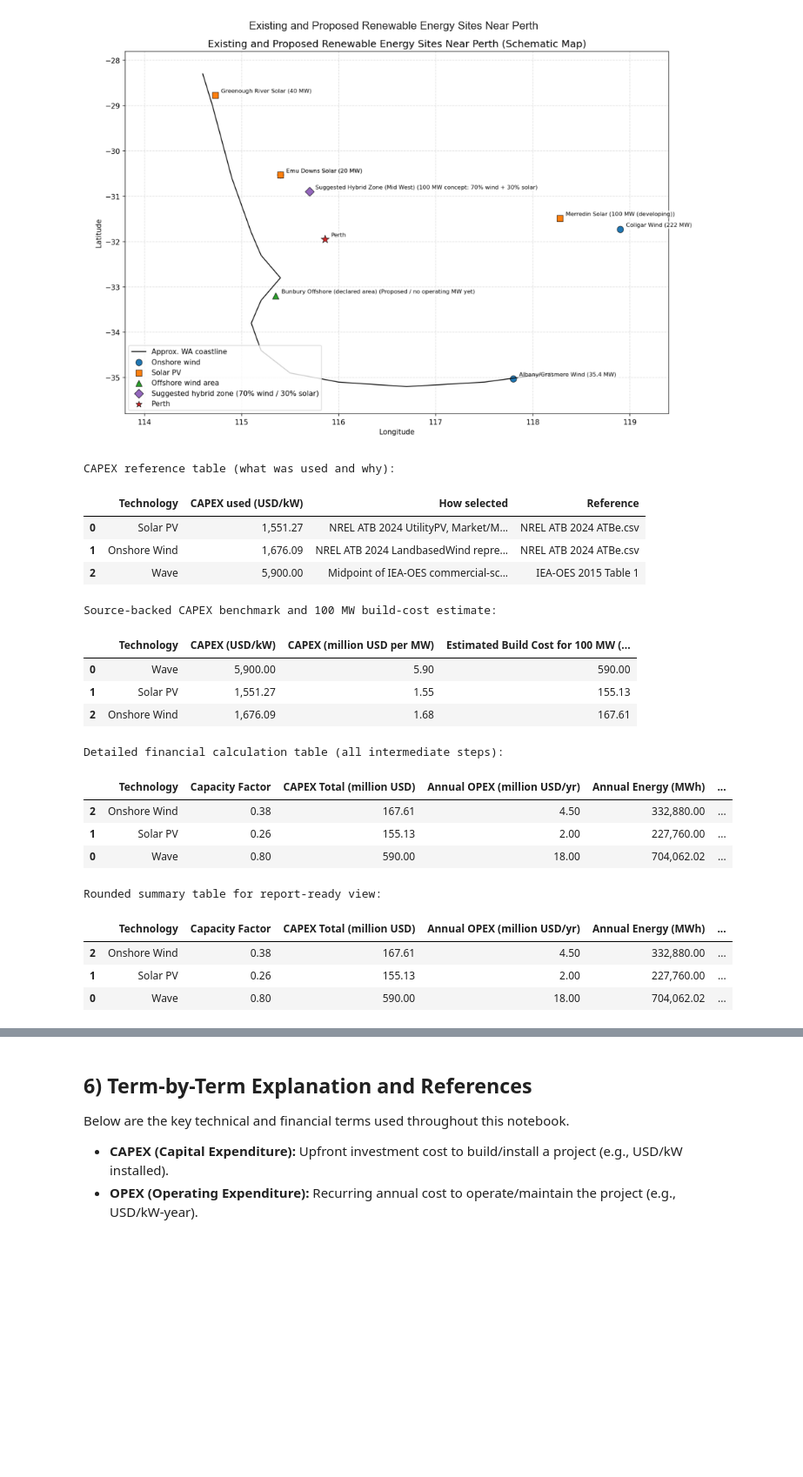
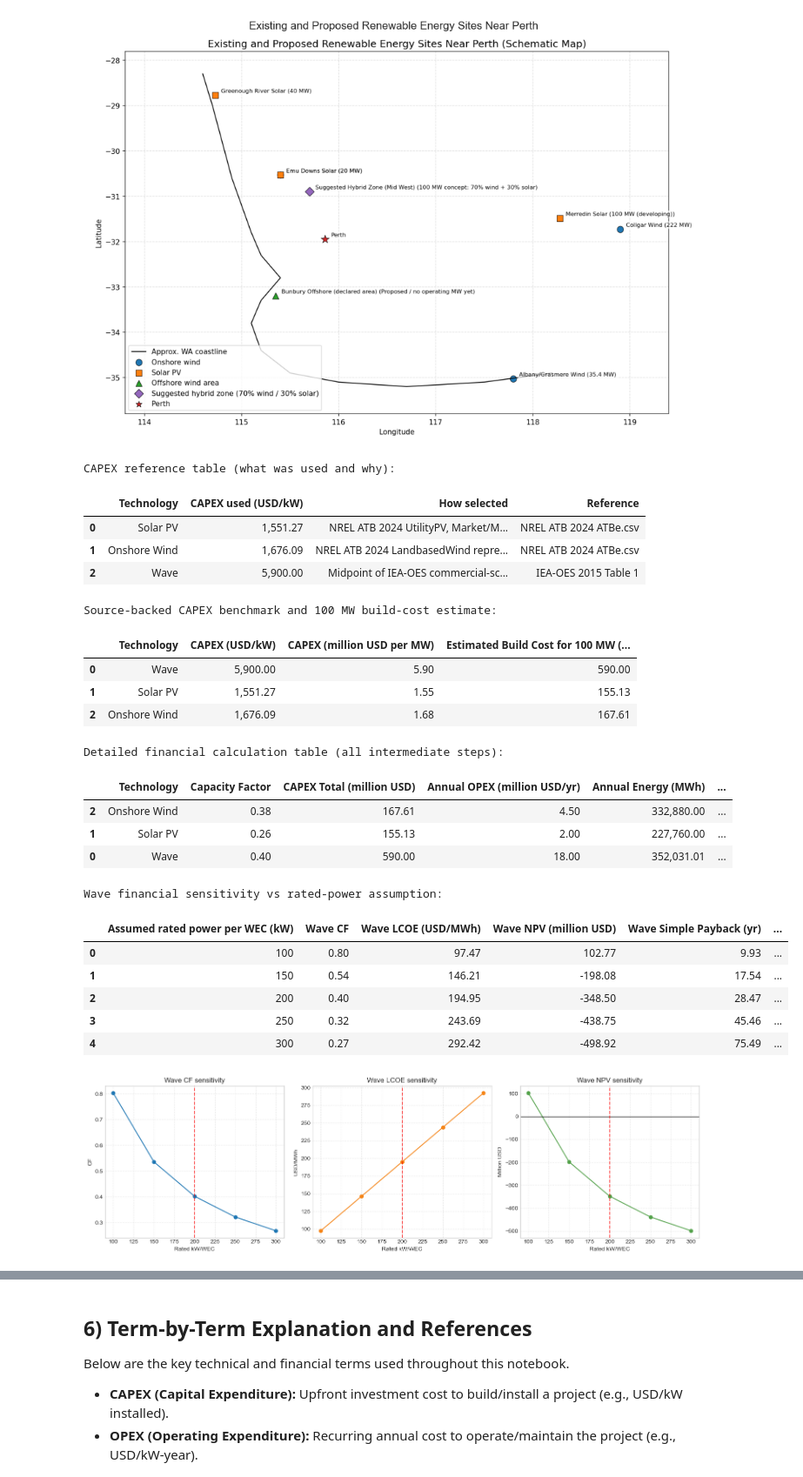
Before and after one commit to ahmetbatuhanerbas/CE49X, a Jupyter notebook: Week02_Python_Modules_and_Data_Science/lab/Lab02_Wave_Energy_Financial_Feasibility.ipynb, the cells around one changed output, grey strips where cells are left out. Shown at 87% size. Drawn from its saved outputs; the diff is of its cells as text; code cells hidden in the pictures; blank space fills up the shorter version.

```diff
--- a/Week02_Python_Modules_and_Data_Science/lab/Lab02_Wave_Energy_Financial_Feasibility.ipynb
+++ b/Week02_Python_Modules_and_Data_Science/lab/Lab02_Wave_Energy_Financial_Feasibility.ipynb
@@ -359,47 +415,97 @@ for tech, p in tech_inputs.items():
             "Annual Net Cashflow (million USD/yr)": annual_cashflow / 1e6,
             "Discounted OPEX Sum (million USD)": discounted_opex / 1e6,
             "Discounted Energy Sum (MWh)": discounted_energy,
             "Discounted Total Cost (million USD)": discounted_total_cost / 1e6,
             "LCOE (USD/MWh)": lcoe,
             "NPV (million USD)": npv / 1e6,
             "Simple Payback (yr)": simple_payback_yr,
         }
     )
 
 results_df = pd.DataFrame(results).sort_values("LCOE (USD/MWh)")
 
 print("Detailed financial calculation table (all intermediate steps):")
-display(results_df)
+display(results_df.round(2))
 
-# Optional: rounded view for cleaner reporting
-results_report_df = results_df.copy()
-for col in results_report_df.columns:
-    if results_report_df[col].dtype != object:
-        results_report_df[col] = results_report_df[col].round(2)
+# Wave-only sensitivity in financial outputs for different rated-power assumptions
+wave_sensitivity_rows = []
+for rated_kw in [100, 150, 200, 250, 300]:
+    cf = avg_power_kw / (49 * rated_kw)
+    capex_total = capex_source_usd_per_kw["Wave"] * project_capacity_kw
+    opex_annual = tech_inputs["Wave"]["opex_usd_per_kw_yr"] * project_capacity_kw
+    annual_mwh = project_capacity_kw * cf * 8760 / 1000
 
-print("Rounded summary table for report-ready view:")
-results_report_df
+    lcoe, _, _, _ = lcoe_components(capex_total, opex_annual, annual_mwh, discount_rate, tech_inputs["Wave"]["lifetime_yr"])
+    npv = npv_usd(capex_total, opex_annual, annual_mwh, power_price_usd_per_mwh, discount_rate, tech_inputs["Wave"]["lifetime_yr"])
+
+    annual_revenue = annual_mwh * power_price_usd_per_mwh
+    annual_cashflow = annual_revenue - opex_annual
+    payback = capex_total / annual_cashflow if annual_cashflow > 0 else np.inf
+
+    wave_sensitivity_rows.append(
+        {
+            "Assumed rated power per WEC (kW)": rated_kw,
+            "Wave CF": cf,
+            "Wave LCOE (USD/MWh)": lcoe,
+            "Wave NPV (million USD)": npv / 1e6,
+            "Wave Simple Payback (yr)": payback,
+            "Selected base case": "Yes" if rated_kw == selected_rated_power_per_wec_kw else "No",
+        }
+    )
+
+wave_financial_sensitivity_df = pd.DataFrame(wave_sensitivity_rows)
+print("\nWave financial sensitivity vs rated-power assumption:")
+display(wave_financial_sensitivity_df.round(3))
+
+fig, axs = plt.subplots(1, 3, figsize=(15, 4.5))
+axs[0].plot(wave_financial_sensitivity_df["Assumed rated power per WEC (kW)"], wave_financial_sensitivity_df["Wave CF"], marker="o")
+axs[0].axvline(selected_rated_power_per_wec_kw, color="red", linestyle="--", alpha=0.7)
+axs[0].set_title("Wave CF sensitivity")
+axs[0].set_xlabel("Rated kW/WEC")
+axs[0].set_ylabel("CF")
+axs[0].grid(True, linestyle="--", alpha=0.4)
+
+axs[1].plot(wave_financial_sensitivity_df["Assumed rated power per WEC (kW)"], wave_financial_sensitivity_df["Wave LCOE (USD/MWh)"], marker="o", color="#F58518")
+axs[1].axvline(selected_rated_power_per_wec_kw, color="red", linestyle="--", alpha=0.7)
+axs[1].set_title("Wave LCOE sensitivity")
+axs[1].set_xlabel("Rated kW/WEC")
+axs[1].set_ylabel("USD/MWh")
+axs[1].grid(True, linestyle="--", alpha=0.4)
+
+axs[2].plot(wave_financial_sensitivity_df["Assumed rated power per WEC (kW)"], wave_financial_sensitivity_df["Wave NPV (million USD)"], marker="o", color="#54A24B")
+axs[2].axhline(0, color="black", linewidth=1)
+axs[2].axvline(selected_rated_power_per_wec_kw, color="red", linestyle="--", alpha=0.7)
+axs[2].set_title("Wave NPV sensitivity")
+axs[2].set_xlabel("Rated kW/WEC")
+axs[2].set_ylabel("Million USD")
+axs[2].grid(True, linestyle="--", alpha=0.4)
+
+plt.tight_layout()
+plt.show()
 # %% [output]
 CAPEX reference table (what was used and why):
 |  | Technology | CAPEX used (USD/kW) | How selected | Reference |
 | 0 | Solar PV | 1,551.27 | NREL ATB 2024 UtilityPV, Market/M... | NREL ATB 2024 ATBe.csv |
 | 1 | Onshore Wind | 1,676.09 | NREL ATB 2024 LandbasedWind repre... | NREL ATB 2024 ATBe.csv |
 | 2 | Wave | 5,900.00 | Midpoint of IEA-OES commercial-sc... | IEA-OES 2015 Table 1 |
 Source-backed CAPEX benchmark and 100 MW build-cost estimate:
 |  | Technology | CAPEX (USD/kW) | CAPEX (million USD per MW) | Estimated Build Cost for 100 MW (... |
 | 0 | Wave | 5,900.00 | 5.90 | 590.00 |
 | 1 | Solar PV | 1,551.27 | 1.55 | 155.13 |
 | 2 | Onshore Wind | 1,676.09 | 1.68 | 167.61 |
 Detailed financial calculation table (all intermediate steps):
 |  | Technology | Capacity Factor | CAPEX Total (million USD) | Annual OPEX (million USD/yr) | Annual Energy (MWh) | ... |
 | 2 | Onshore Wind | 0.38 | 167.61 | 4.50 | 332,880.00 | ... |
 | 1 | Solar PV | 0.26 | 155.13 | 2.00 | 227,760.00 | ... |
-| 0 | Wave | 0.80 | 590.00 | 18.00 | 704,062.02 | ... |
+| 0 | Wave | 0.40 | 590.00 | 18.00 | 352,031.01 | ... |
-Rounded summary table for report-ready view:
+Wave financial sensitivity vs rated-power assumption:
-|  | Technology | Capacity Factor | CAPEX Total (million USD) | Annual OPEX (million USD/yr) | Annual Energy (MWh) | ... |
-| 2 | Onshore Wind | 0.38 | 167.61 | 4.50 | 332,880.00 | ... |
-| 1 | Solar PV | 0.26 | 155.13 | 2.00 | 227,760.00 | ... |
-| 0 | Wave | 0.80 | 590.00 | 18.00 | 704,062.02 | ... |
+|  | Assumed rated power per WEC (kW) | Wave CF | Wave LCOE (USD/MWh) | Wave NPV (million USD) | Wave Simple Payback (yr) | ... |
+| 0 | 100 | 0.80 | 97.47 | 102.77 | 9.93 | ... |
+| 1 | 150 | 0.54 | 146.21 | -198.08 | 17.54 | ... |
+| 2 | 200 | 0.40 | 194.95 | -348.50 | 28.47 | ... |
+| 3 | 250 | 0.32 | 243.69 | -438.75 | 45.46 | ... |
+| 4 | 300 | 0.27 | 292.42 | -498.92 | 75.49 | ... |
+[figure, added]
 # %%
 # 4) Visualizations
 # Financial visualization pack: CAPEX build cost, LCOE, NPV, and payback.
```
Also changed, not shown: parts of 5 cells of this notebook.
